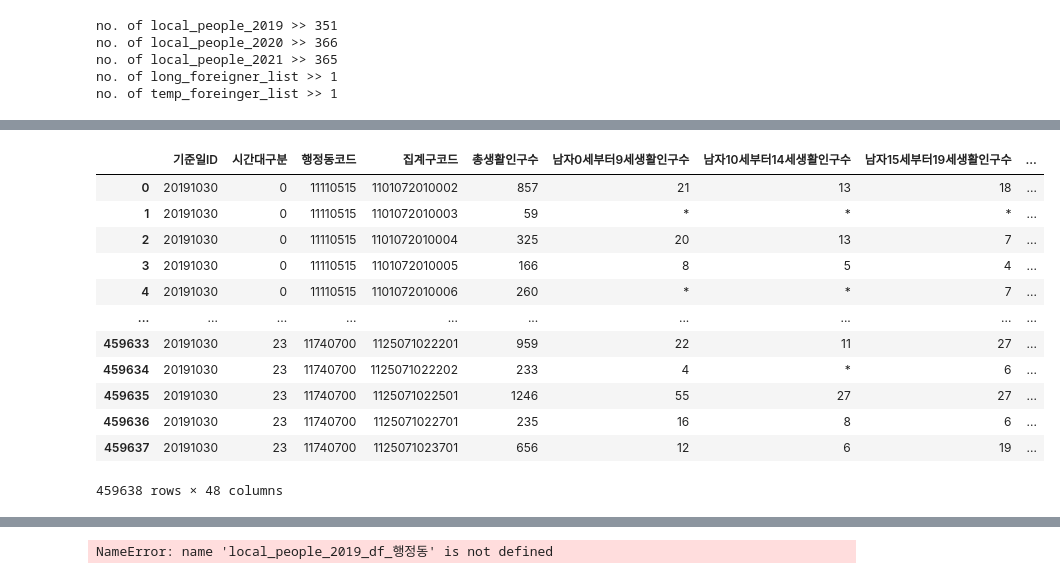
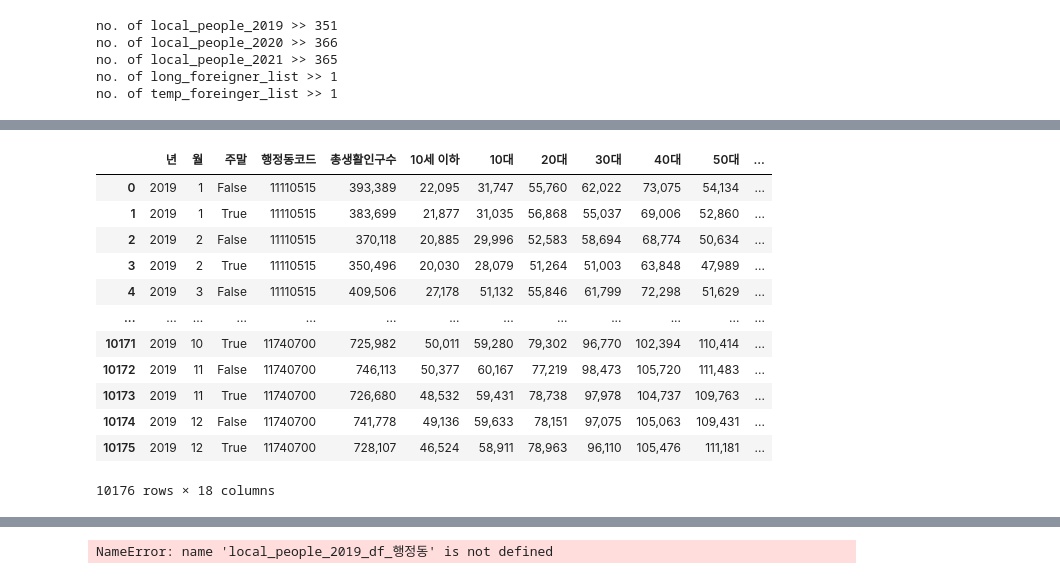
Before and after one commit to syshin0116/Dacon, a Jupyter notebook: code/서울시 집계구단위 생활인구.ipynb, the cells around one changed output, grey strips where cells are left out. Saved outputs shown, nothing was run; the diff lists cells and outputs as text; code cells hidden in the pictures.

```diff
--- a/code/서울시 집계구단위 생활인구.ipynb
+++ b/code/서울시 집계구단위 생활인구.ipynb
@@ -189,3 +191,5 @@ local_people_2021_df_집계구, local_people_2021_df_행정동 = data_process(lo
+# %%
+local_people_2019_df_행정동.drop(columns=['Unnamed: 33', 'Unnamed: 34', 'Unnamed: 35', 'Unnamed: 36','Unnamed: 37'], inplace=True)
 # %%
 local_people_2019_df_집계구.to_csv("./data/집계구 단위 서울 생활인구/2019일당일평균_집계구.csv")
 # %%
@@ -193,3 +214,7 @@ local_people_2019_df_행정동.to_csv("./data/집계구 단위 서울 생활인
+# %%
+pd.options.display.float_format = '{:,.0f}'.format
 # %%
-df_local_행정동 = local_people_2019_df_행정동.groupby(['년', '월', '주말', '행정동코드']).mean()
+df_dong = local_people_2019_df_행정동.groupby(['년', '월', '주말', '행정동코드']).mean().reset_index()
+df_dong.drop(columns='집계구코드', inplace=True)
+df_dong
 # %% [output]
@@ -197,21 +234,21 @@ KeyError: '년'
 # %%
 df_code = pd.read_excel("./data/집계구 단위 서울 생활인구/행정동코드_매핑정보_20200325.xlsx")
 df_code.drop(0, inplace=True)
-local_people_2019_df_행정동['행정동코드']=df['행정동코드'].astype(str)
+df_dong['행정동코드']=df_dong['행정동코드'].astype(str)
 df_code['행자부행정동코드']=df_code['행자부행정동코드'].astype(str)
-local_people_2019_df_행정동 = pd.merge(df, df_code, how='inner',left_on='행정동코드', right_on='행자부행정동코드')
-local_people_2019_df_행정동
+df_dong = pd.merge(df_dong, df_code, how='inner',left_on='행정동코드', right_on='행자부행정동코드')
+df_dong
 # %% [output]
-|  | 기준일ID | 시간대구분 | 행정동코드 | 집계구코드 | 총생활인구수 | 남자0세부터9세생활인구수 | 남자10세부터14세생활인구수 | 남자15세부터19세생활인구수 | ... |
-| 0 | 20191030 | 0 | 11110515 | 1101072010002 | 857 | 21 | 13 | 18 | ... |
-| 1 | 20191030 | 0 | 11110515 | 1101072010003 | 59 | * | * | * | ... |
-| 2 | 20191030 | 0 | 11110515 | 1101072010004 | 325 | 20 | 13 | 7 | ... |
-| 3 | 20191030 | 0 | 11110515 | 1101072010005 | 166 | 8 | 5 | 4 | ... |
-| 4 | 20191030 | 0 | 11110515 | 1101072010006 | 260 | * | * | 7 | ... |
-| ... | ... | ... | ... | ... | ... | ... | ... | ... | ... |
-| 459633 | 20191030 | 23 | 11740700 | 1125071022201 | 959 | 22 | 11 | 27 | ... |
-| 459634 | 20191030 | 23 | 11740700 | 1125071022202 | 233 | 4 | * | 6 | ... |
-| 459635 | 20191030 | 23 | 11740700 | 1125071022501 | 1246 | 55 | 27 | 27 | ... |
-| 459636 | 20191030 | 23 | 11740700 | 1125071022701 | 235 | 16 | 8 | 6 | ... |
-| 459637 | 20191030 | 23 | 11740700 | 1125071023701 | 656 | 12 | 6 | 19 | ... |
+|  | 년 | 월 | 주말 | 행정동코드 | 총생활인구수 | 10세 이하 | 10대 | 20대 | 30대 | 40대 | 50대 | ... |
+| 0 | 2019 | 1 | False | 11110515 | 393,389 | 22,095 | 31,747 | 55,760 | 62,022 | 73,075 | 54,134 | ... |
+| 1 | 2019 | 1 | True | 11110515 | 383,699 | 21,877 | 31,035 | 56,868 | 55,037 | 69,006 | 52,860 | ... |
+| 2 | 2019 | 2 | False | 11110515 | 370,118 | 20,885 | 29,996 | 52,583 | 58,694 | 68,774 | 50,634 | ... |
+| 3 | 2019 | 2 | True | 11110515 | 350,496 | 20,030 | 28,079 | 51,264 | 51,003 | 63,848 | 47,989 | ... |
+| 4 | 2019 | 3 | False | 11110515 | 409,506 | 27,178 | 51,132 | 55,846 | 61,799 | 72,298 | 51,629 | ... |
+| ... | ... | ... | ... | ... | ... | ... | ... | ... | ... | ... | ... | ... |
+| 10171 | 2019 | 10 | True | 11740700 | 725,982 | 50,011 | 59,280 | 79,302 | 96,770 | 102,394 | 110,414 | ... |
+| 10172 | 2019 | 11 | False | 11740700 | 746,113 | 50,377 | 60,167 | 77,219 | 98,473 | 105,720 | 111,483 | ... |
+| 10173 | 2019 | 11 | True | 11740700 | 726,680 | 48,532 | 59,431 | 78,738 | 97,978 | 104,737 | 109,763 | ... |
+| 10174 | 2019 | 12 | False | 11740700 | 741,778 | 49,136 | 59,633 | 78,151 | 97,075 | 105,063 | 109,431 | ... |
+| 10175 | 2019 | 12 | True | 11740700 | 728,107 | 46,524 | 58,911 | 78,963 | 96,110 | 105,476 | 111,181 | ... |
-459638 rows × 48 columns
+10176 rows × 18 columns
```
Also changed, not shown: parts of 9 cells of this notebook.
